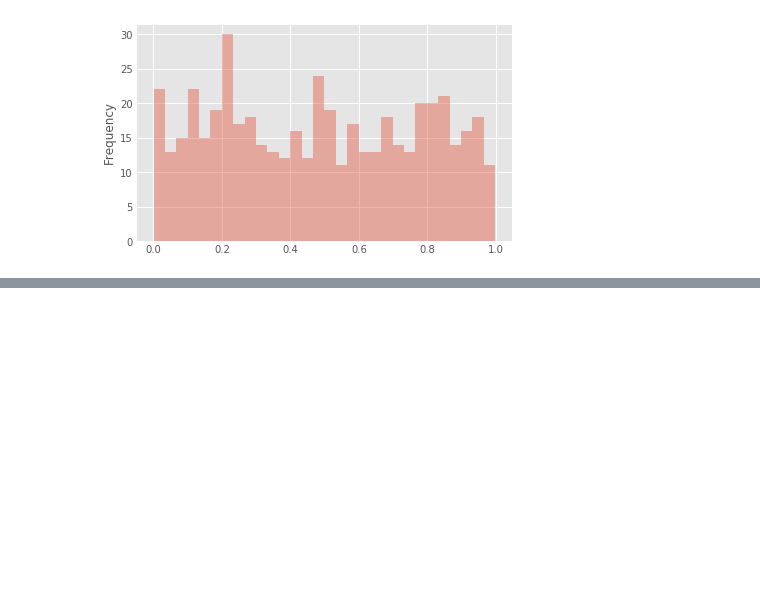
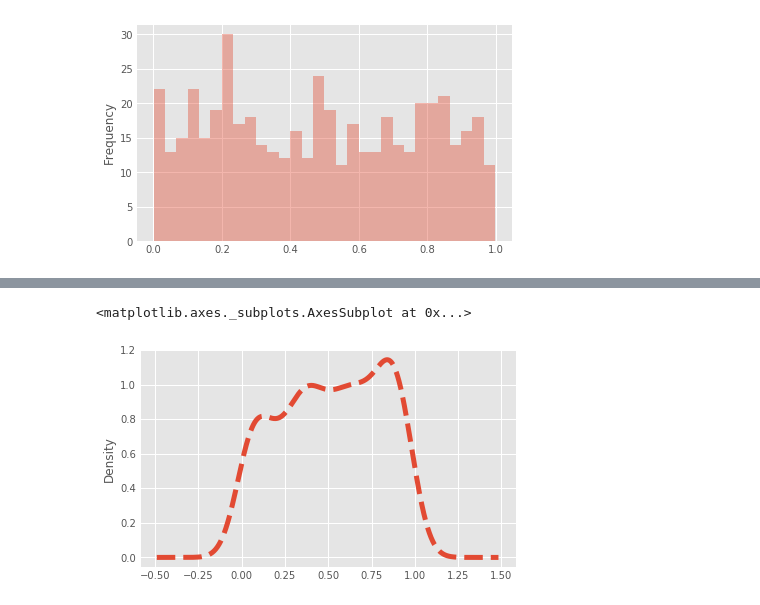
Before and after one commit to roshni27s/data_visualisation_learning, a Jupyter notebook: pandasIndataViz2.ipynb, the cells around one changed output, grey strips where cells are left out. Drawn from its saved outputs; the diff is of its cells as text; code cells hidden in the pictures; blank space fills up the shorter version.

```diff
--- a/pandasIndataViz2.ipynb
+++ b/pandasIndataViz2.ipynb
@@ -44,0 +53,5 @@ df3[['a','b']].plot.b
+# %%
+df3['d'].plot.density(lw=5,ls='--')
+# %% [output]
+<matplotlib.axes._subplots.AxesSubplot at 0x...>
+[figure, added]
```
Also changed, not shown: parts of 3 cells of this notebook.
